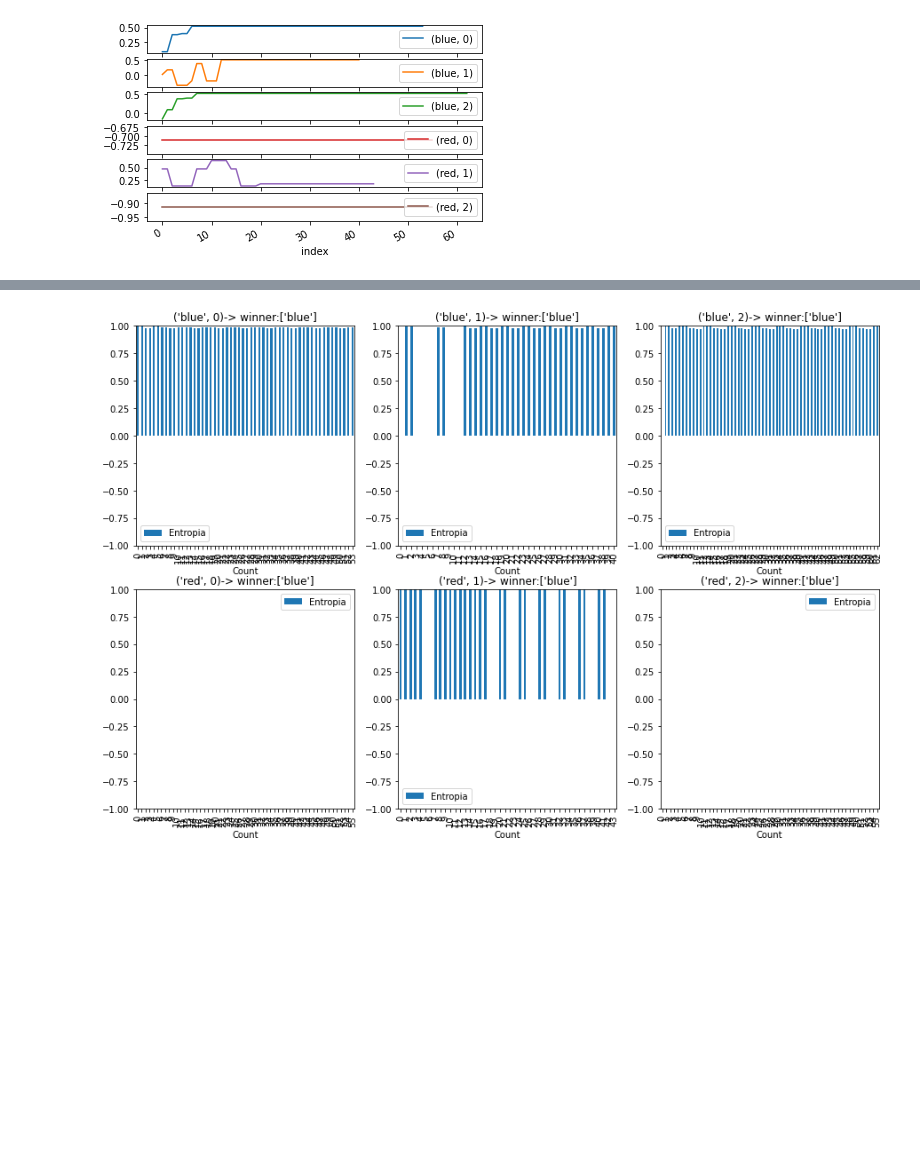
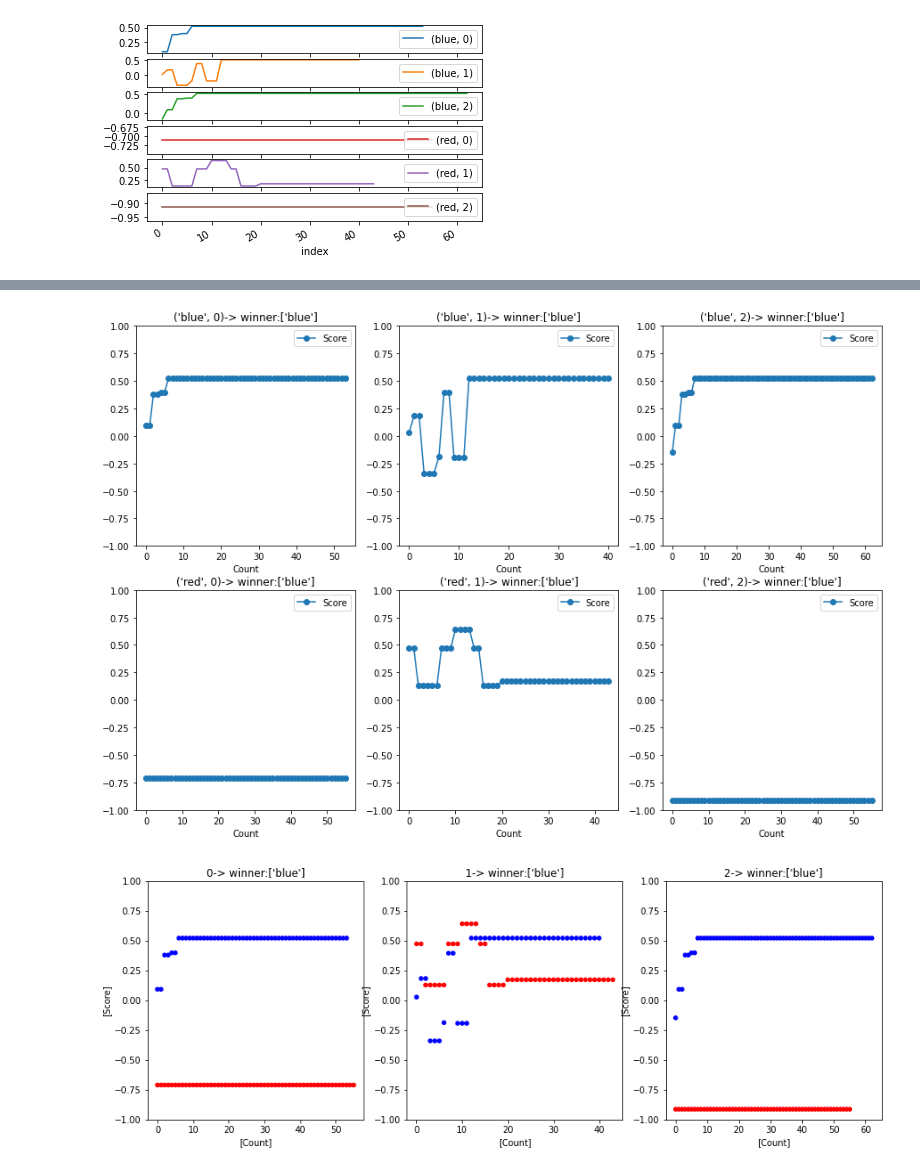
Before and after one commit to IDSIA/NewTechnoWar, a Jupyter notebook: code/AnalysisEntropyRegressor.ipynb, the cells around one changed output, grey strips where cells are left out. Saved outputs shown, nothing was run; the diff lists cells and outputs as text; code cells hidden in the pictures; blank space fills up the shorter version.

```diff
--- a/code/AnalysisEntropyRegressor.ipynb
+++ b/code/AnalysisEntropyRegressor.ipynb
@@ -61,13 +63,9 @@ array([<AxesSubplot:xlabel='index'>, <AxesSubplot:xlabel='index'>,
       dtype=object)
 [figure]
 # %%
-import matplotlib.pyplot as plt
-
-%matplotlib inline
-
-
-fig, axes = plt.subplots(len(df['Agente'].unique()),len(df['Numero Partita'].unique()), figsize=(15,10))
-for (year, group), ax in zip(df.groupby(['Agente','Numero Partita']), axes.flatten()):
-    win=group['winner'].unique()
-    title=f'{year}-> winner:{win}'
-    group.plot(x='Count', y='Score', kind='bar', ax=ax,title=title,ylim=[-1,1])
+def plotgroupAgentePartita(df,value_y,kind):
+    fig, axes = plt.subplots(len(df['Agente'].unique()),len(df['Numero Partita'].unique()), figsize=(15,10))
+    for (year, group), ax in zip(df.groupby(['Agente','Numero Partita']), axes.flatten()):
+        win=group['winner'].unique()
+        title=f'{year}-> winner:{win}'
+        group.plot(x='Count', y=value_y, kind=kind,style='-o' ,ax=ax,title=title,ylim=[-1,1])
@@ -75,0 +84,4 @@ for (year, group), ax in zip(df.groupby(['Agente','Numero Partita']), axes.flatt
+# %%
+plotgroupAgentePartita(df,'Score','line')
+# %% [output]
+[figure, added]
@@ -76,13 +90,8 @@ for (year, group), ax in zip(df.groupby(['Agente','Numero Partita']), axes.flatt
 # %%
-import matplotlib.pyplot as plt
-
-%matplotlib inline
-
-
-fig, axes = plt.subplots(len(df['Agente'].unique()),3, figsize=(15,10))
-for (year, group), ax in zip(df.groupby(['Agente','Numero Partita']), axes.flatten()):
+fig, axes = plt.subplots(1,len(df['Numero Partita'].unique()), figsize=(15,5))
+for (year, group), ax in zip(df.groupby(['Numero Partita']), axes.flatten()):
     win=group['winner'].unique()
     title=f'{year}-> winner:{win}'
-    group.plot(x='Count', y='Entropia', kind='bar', ax=ax,title=title,ylim=[-1,1])
+    group.plot(x=['Count'], y=['Score'], kind='scatter', ax=ax,title=title,ylim=[-1,1],c='Agente')
 # %% [output]
-[figure, old version]
+[figure, new version]
```
Also changed, not shown: parts of 33 cells of this notebook, 1 other file.
